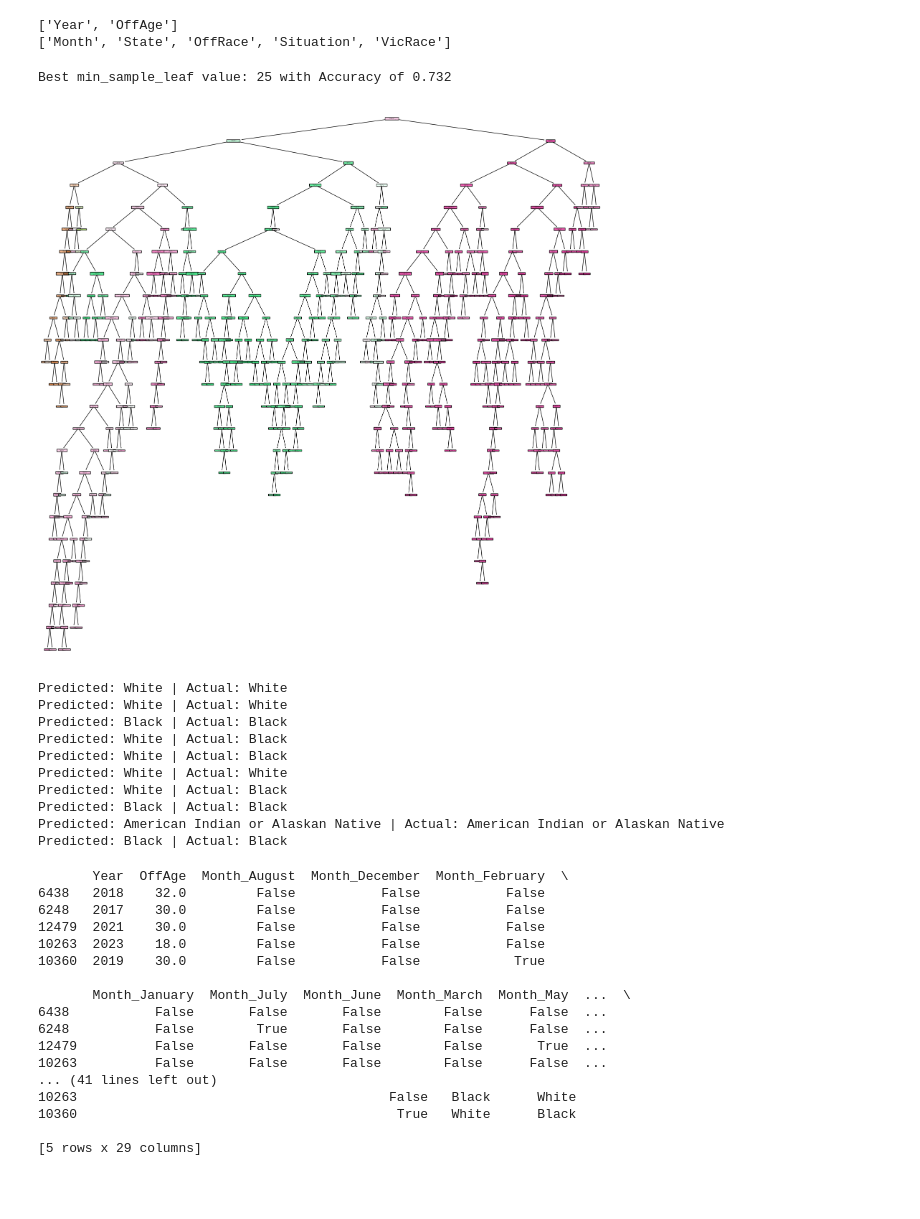
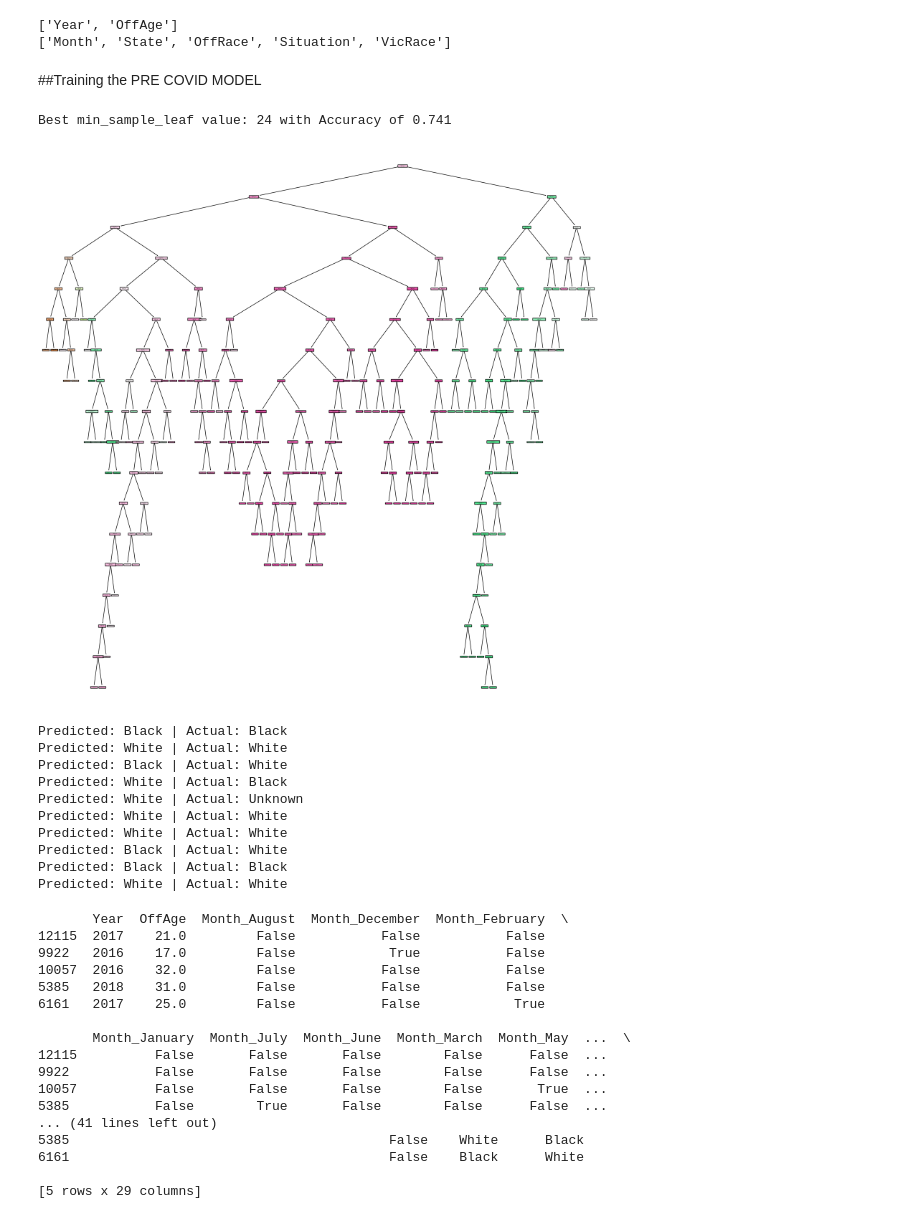
Before and after one commit to jac7az/mlproject, a Jupyter notebook: Model.ipynb, the cells around one changed output. Drawn from its saved outputs; the diff is of its cells as text; code cells hidden in the pictures; blank space fills up the shorter version.

```diff
--- a/Model.ipynb
+++ b/Model.ipynb
@@ -99,67 +99,79 @@ print(cat_cols)
 # %%
 from sklearn.preprocessing import LabelBinarizer
 from sklearn.model_selection import train_test_split
+#splitting the data to before and after 2020
+df_pre_covid = df_new[df_new['Year']<2020]
+df_post_covid = df_new[df_new['Year']>=2020]
 
-y = df_new['VicRace']
+y_pre = df_pre_covid['VicRace']
+y_post = df_post_covid['VicRace']
 
-X_raw = df_new.drop(columns=['VicRace'])
+X_raw_pre = df_pre_covid.drop(columns=['VicRace'])
+X_raw_post = df_post_covid.drop(columns=['VicRace'])
+
 # # one hot encoding categorical features:
-X = pd.get_dummies(X_raw, drop_first=True)
+X_pre = pd.get_dummies(X_raw_pre, drop_first=True)
+X_post = pd.get_dummies(X_raw_post, drop_first = True)
+
+
 
 # splitting data into test/train:
-X_train, X_test, Y_train, Y_test = train_test_split(X, y, test_size=0.2, random_state=42)
+X_train_pre, X_test_pre, Y_train_pre, Y_test_pre = train_test_split(X_pre, y_pre, test_size=0.2, random_state=42)
+X_train_post, X_test_post, Y_train_post, Y_test_post = train_test_split(X_post, y_post, test_size=0.2, random_state=42)
+# %% [markdown]
+##Training the PRE COVID MODEL
 # %%
 # importing all necessary libraries:
 from sklearn import tree
 from sklearn.tree import plot_tree
 from sklearn.tree import DecisionTreeClassifier
 from sklearn.metrics import r2_score
 from sklearn.metrics import accuracy_score
 
 model = DecisionTreeClassifier(min_samples_leaf=500, random_state=42)
-model.fit(X_train, Y_train)
-y_hat = model.predict(X_test)
+model.fit(X_train_pre, Y_train_pre)
+y_hat = model.predict(X_test_pre)
 
 from sklearn.metrics import accuracy_score
 
 acc_list = []
 leaf_values = list(range(1, 26))
 
 for leaf in leaf_values:
     model = DecisionTreeClassifier(min_samples_leaf=leaf, random_state=42)
-    model.fit(X_train, Y_train)
-    y_hat = model.predict(X_test)
-    acc = accuracy_score(Y_test, y_hat)
+    model.fit(X_train_pre, Y_train_pre)
+    y_hat = model.predict(X_test_pre)
+    acc = accuracy_score(Y_test_pre, y_hat)
     acc_list.append(acc)
 
 best_leaf = leaf_values[acc_list.index(max(acc_list))]
 best_acc = max(acc_list)
 
 print(f'Best min_sample_leaf value: {best_leaf} with Accuracy of {best_acc:.3f}')
 
 plt.figure(figsize=(20, 20))
 plot_tree(model, filled=True, feature_names=model.feature_names_in_)
 plt.show()
 # %% [output]
-Best min_sample_leaf value: 25 with Accuracy of 0.732
+Best min_sample_leaf value: 24 with Accuracy of 0.741
-[figure, old version]
+[figure, new version]
 # %%
 for i in range(10):
-    print(f"Predicted: {y_hat[i]} | Actual: {Y_test.iloc[i]}")
+    print(f"Predicted: {y_hat[i]} | Actual: {Y_test_pre.iloc[i]}")
 # %% [output]
+Predicted: Black | Actual: Black
+Predicted: White | Actual: White
+Predicted: Black | Actual: White
+Predicted: White | Actual: Black
+Predicted: White | Actual: Unknown
 Predicted: White | Actual: White
 Predicted: White | Actual: White
+Predicted: Black | Actual: White
 Predicted: Black | Actual: Black
-Predicted: White | Actual: Black
-Predicted: White | Actual: Black
 Predicted: White | Actual: White
-Predicted: White | Actual: Black
-Predicted: Black | Actual: Black
-Predicted: American Indian or Alaskan Native | Actual: American Indian or Alaskan Native
-Predicted: Black | Actual: Black
 # %%
-results_df = X_test.copy()
-results_df['Actual'] = Y_test
+results_df = X_test_pre.copy()
+results_df['Actual'] = Y_test_pre
 results_df['Predicted'] = y_hat
 
 # View mismatches
@@ -167,19 +179,19 @@ mismatches = results_df[results_df['Actual'] != results_df['Predicted']]
 print(mismatches.head())
 # %% [output]
        Year  OffAge  Month_August  Month_December  Month_February  \
-6438   2018    32.0         False           False           False
-6248   2017    30.0         False           False           False
-12479  2021    30.0         False           False           False
-10263  2023    18.0         False           False           False
-10360  2019    30.0         False           False            True
+12115  2017    21.0         False           False           False
+9922   2016    17.0         False            True           False
+10057  2016    32.0         False           False           False
+5385   2018    31.0         False           False           False
+6161   2017    25.0         False           False            True
 
        Month_January  Month_July  Month_June  Month_March  Month_May  ...  \
-6438           False       False       False        False      False  ...
-6248           False        True       False        False      False  ...
-12479          False       False       False        False       True  ...
-10263          False       False       False        False      False  ...
+12115          False       False       False        False      False  ...
+9922           False       False       False        False      False  ...
+10057          False       False       False        False       True  ...
+5385           False        True       False        False      False  ...
 ... (41 lines left out)
-10263                                        False   Black      White
-10360                                         True   White      Black
+5385                                         False    White      Black
+6161                                         False    Black      White
 
 [5 rows x 29 columns]
```
Also changed, not shown: parts of 4 cells of this notebook.
